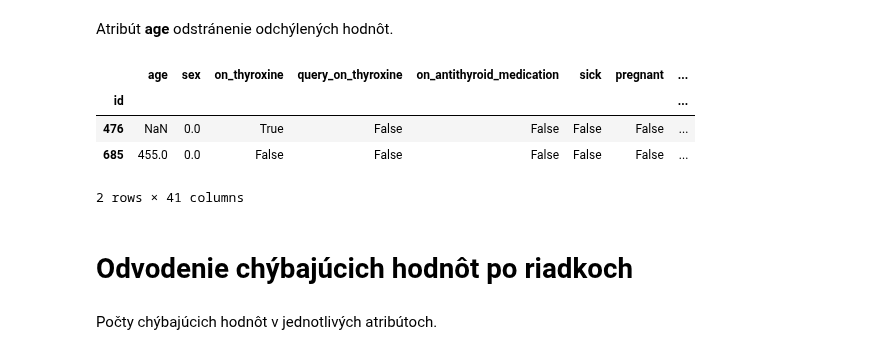
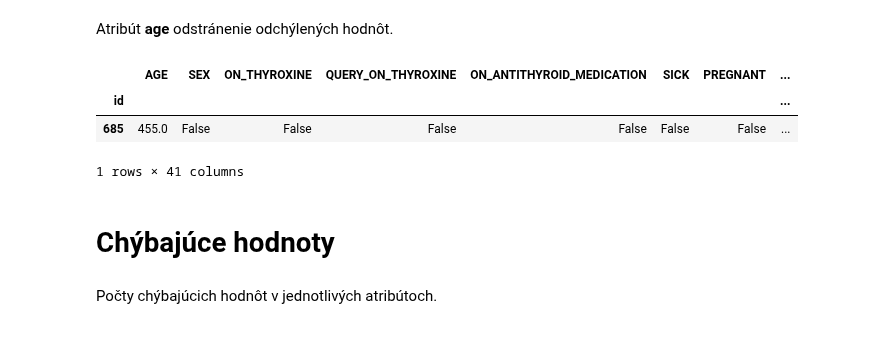
Before and after one commit to PeterJurkacek/IAU_2018_Jurkacek_Vyskoc, a Jupyter notebook: Jurkacek_Vyskoc_predspracovanie.ipynb, the cells around one changed output. Cells and saved outputs as stored; diff of their text form; code cells hidden in the pictures.

```diff
--- a/Jurkacek_Vyskoc_predspracovanie.ipynb
+++ b/Jurkacek_Vyskoc_predspracovanie.ipynb
@@ -354,9 +352,9 @@ Name: class, dtype: int64
 # %%
-new_column = 'education_num'
+column = fixWierdCharsInString('education_num')
 #data['education-num']
-data[new_column] = pd.to_numeric(data[new_column], errors='coerce')
-data[new_column] = data[new_column].apply(lambda x: abs(x)/100 if abs(x) > 100 else x)
-data[new_column].value_counts()
+data[column] = pd.to_numeric(data[column], errors='coerce')
+data[column] = data[column].apply(lambda x: abs(x)/100 if abs(x) > 100 else x)
+data[column].value_counts()
 # %% [output]
 9.0     894
 10.0    670
@@ -398,6 +376,8 @@ memory usage: 659.7+ KB
 # %% [markdown]
 Vymazanie atribútu **TBG**, pretože atribút nenesie žiadnu zmysluplnú hodnotu a tým pádom nemá pre nás význam.
 # %%
-data = data.drop(['TBG'], axis=1)
-data = data.drop(['TBG_measured'], axis=1)
+column1 = fixWierdCharsInString('TBG')
+column2 = fixWierdCharsInString('TBG_measured')
+data = data.drop([column1], axis=1)
+data = data.drop([column2], axis=1)
 # %% [markdown]
@@ -405,2 +385,3 @@ Atribútom **capital_gain** a **capital_loss** je potrebné ujednotiť dátov
 # %%
-data['capital_loss'] = data['capital_loss'].astype('float64')
+column = fixWierdCharsInString('capital_loss')
+data[column] = data[column].astype('float64')
@@ -428,3 +387,0 @@ Name: segment, dtype: int64
-# %%
-data['segment'] = data['segment'].apply(lambda x: x.lower())
-data['segment'].value_counts()
@@ -444,15 +390,15 @@ Name: segment, dtype: int64
 V tejto časti sa snažíme spracovať vychýlené hodnoty numerických dát.
 # %% [markdown]
 Atribút **age** odstránenie odchýlených hodnôt.
-# %%
-data[(data['age'] < 1) | (data['age'] > 100) | (pd.isnull(data['age']))]
-# %% [output]
-|  | age | sex | on_thyroxine | query_on_thyroxine | on_antithyroid_medication | sick | pregnant | ... |
-| id |  |  |  |  |  |  |  | ... |
-| 476 | NaN | 0.0 | True | False | False | False | False | ... |
-| 685 | 455.0 | 0.0 | False | False | False | False | False | ... |
-2 rows × 41 columns
-# %% [markdown]
-# Odvodenie chýbajúcich hodnôt po riadkoch
+# %%
+column = fixWierdCharsInString('age')
+data[(data[column] < 1) | (data[column] > 100)]
+# %% [output]
+|  | AGE | SEX | ON_THYROXINE | QUERY_ON_THYROXINE | ON_ANTITHYROID_MEDICATION | SICK | PREGNANT | ... |
+| id |  |  |  |  |  |  |  | ... |
+| 685 | 455.0 | False | False | False | False | False | False | ... |
+1 rows × 41 columns
+# %% [markdown]
+# Chýbajúce hodnoty
 # %% [markdown]
 Počty chýbajúcich hodnôt v jednotlivých atribútoch.
```
Also changed, not shown: parts of 68 cells of this notebook.
